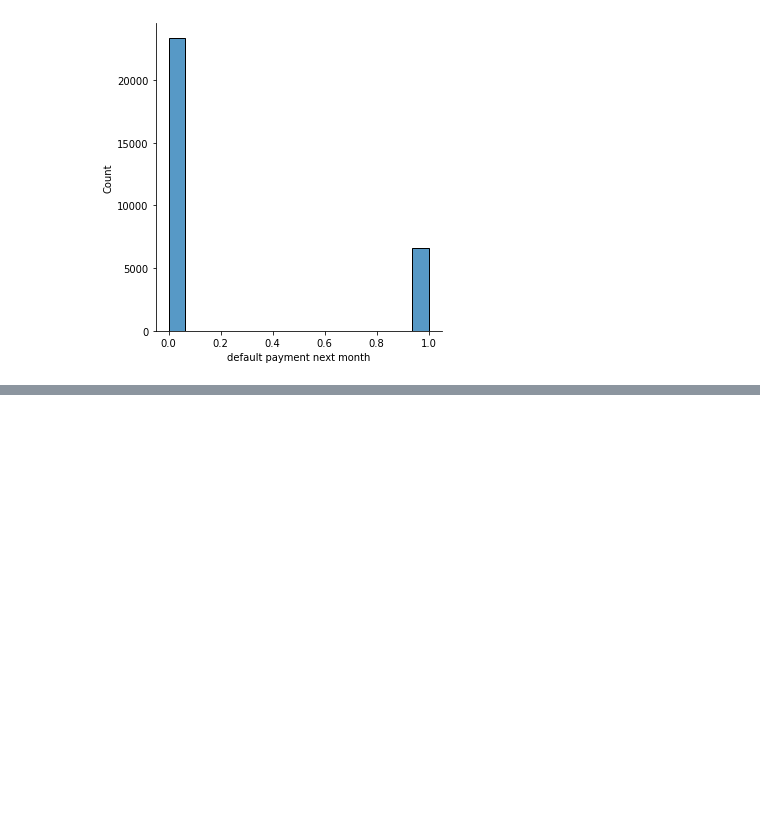
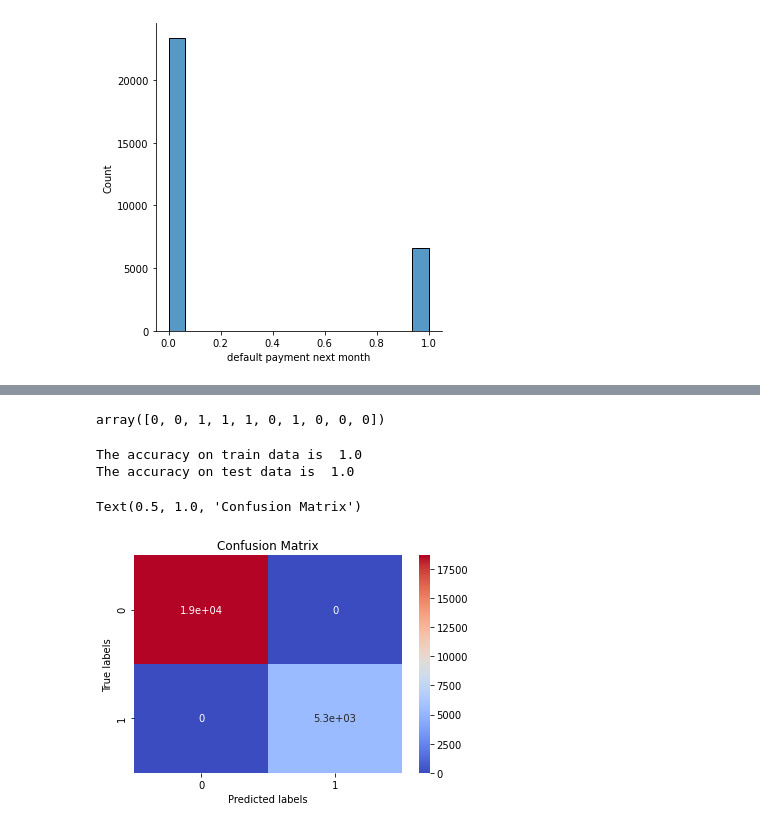
Before and after one commit to shivakumar17/Credit-Card-Default-Prediction, a Jupyter notebook: Credit_Card_Default_Prediction_Capstone_Project.ipynb, the cells around one changed output, grey strips where cells are left out. Cells and saved outputs as stored; diff of their text form; code cells hidden in the pictures; blank space fills up the shorter version.

```diff
--- a/Credit_Card_Default_Prediction_Capstone_Project.ipynb
+++ b/Credit_Card_Default_Prediction_Capstone_Project.ipynb
@@ -161,0 +209,2 @@ for i in c:
+# %%
+df1=df.apply(pd.to_numeric)
@@ -161,0 +255,10 @@ for i in c:
+# %%
+independent=df1.columns.drop('ID','default payment next month')
+# %%
+Xtrain,Xtest,Ytrain,Ytest=train_test_split(df1[independent],df1['default payment next month'],test_size=0.2,random_state=0)
+scale=MinMaxScaler()
+Xtrain=scale.fit_transform(Xtrain)
+Xtest=scale.fit_transform(Xtest)
+# %%
+log=LogisticRegression()
+log.fit(Xtrain,Ytrain)
@@ -161,0 +298,20 @@ for i in c:
+# %%
+log.predict(Xtrain)[0:10]
+# %% [output]
+array([0, 0, 1, 1, 1, 0, 1, 0, 0, 0])
+# %%
+print("The accuracy on train data is ", train_accuracy)
+print("The accuracy on test data is ", test_accuracy)
+# %% [output]
+The accuracy on train data is  1.0
+The accuracy on test data is  1.0
+# %%
+cm=confusion_matrix(Ytrain,log.predict(Xtrain))
+ax= plt.subplot()
+sns.heatmap(cm, annot=True, ax = ax,cmap='coolwarm')
+ax.set_xlabel('Predicted labels')
+ax.set_ylabel('True labels')
+ax.set_title('Confusion Matrix')
+# %% [output]
+Text(0.5, 1.0, 'Confusion Matrix')
+[figure, added]
```
Also changed, not shown: parts of 15 cells of this notebook.
